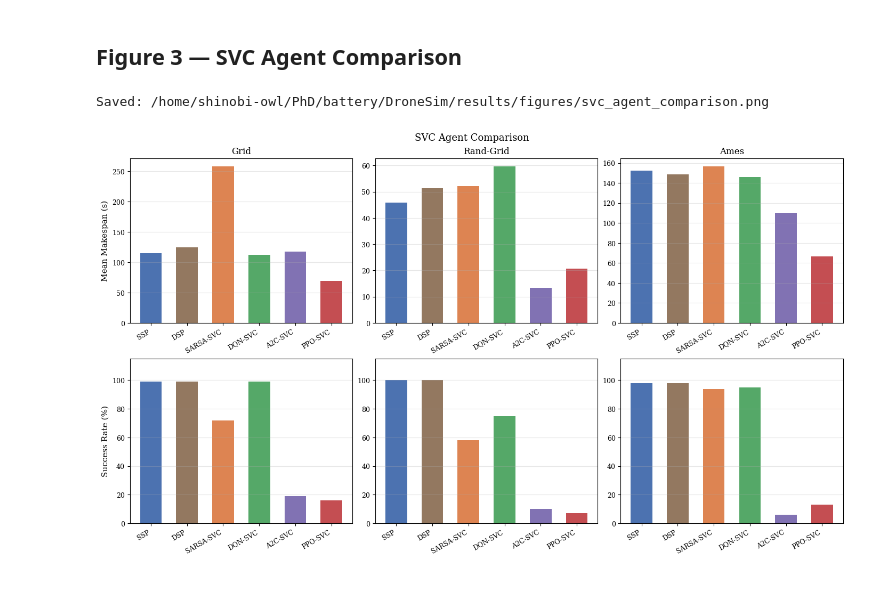
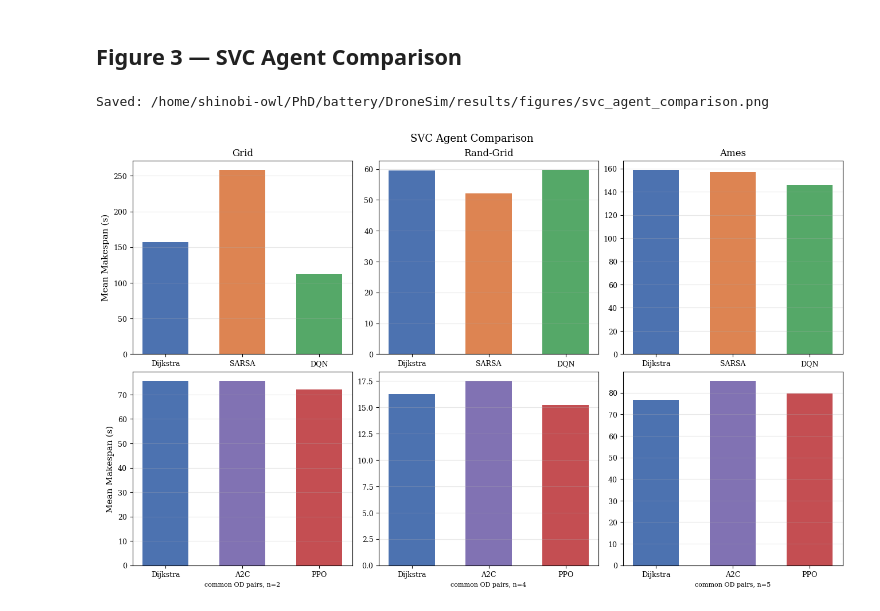
Before and after one commit to shinobi-wolf/FleetNav, a Jupyter notebook: notebooks/trsp_thesis_figures.ipynb, the cells around one changed output. Saved outputs shown, nothing was run; the diff lists cells and outputs as text; code cells hidden in the pictures.

Commit message:
some more tests

```diff
--- a/notebooks/trsp_thesis_figures.ipynb
+++ b/notebooks/trsp_thesis_figures.ipynb
@@ -43,7 +45,7 @@ NET_ORDER = ['Grid', 'Rand-Grid', 'Ames']
 PSL_ALGO_ORDER  = ['SSP', 'SARSA', 'DQN', 'PPO', 'A2C']
 PSL_ALGO_COLORS = ['#4c72b0', '#dd8452', '#55a868', '#c44e52', '#8172b3']
 
-SVC_ALGO_ORDER  = ['SSP', 'DSP', 'SARSA-SVC', 'DQN-SVC', 'A2C-SVC', 'PPO-SVC']
+SVC_ALGO_ORDER  = ['SSP', 'DSP', 'SARSA', 'DQN', 'A2C', 'PPO']
 SVC_ALGO_COLORS = ['#4c72b0', '#937860', '#dd8452', '#55a868', '#8172b3', '#c44e52']
 
 # line styles for K-effect plot
@@ -61,20 +63,20 @@ df_raw = pd.read_csv(BASE / 'results' / 'trsp_results.csv')
 
 net_map = {'N1': 'Grid', 'N2': 'Rand-Grid', 'N3': 'Ames'}
 
-# PSL rows (traffic T1–T4)
-df_psl = df_raw[df_raw['traffic'].str.startswith('T')].copy()
+# PSL rows (traffic T1–T4; excludes the separate 'TD' traffic scenario)
+df_psl = df_raw[df_raw['traffic'].str.match(r'^T[1-4]$')].copy()
 df_psl['network']     = df_psl['network'].map(net_map)
 df_psl['K']           = df_psl['traffic'].str[1].astype(int)
 df_psl['agent']       = df_psl['algo'].map({'dijkstra': 'SSP', 'sarsa': 'SARSA',
                                              'dqn': 'DQN', 'ppo': 'PPO', 'a2c': 'A2C'})
 df_psl['success_pct'] = df_psl['success_rate'] * 100
 
-# SVC rows
-df_svc = df_raw[df_raw['traffic'].str.startswith('SVC')].copy()
+# SVC rows (single seeded scenario 'SVC-svc_42'; excludes a stray unseeded 'SVC-svc' duplicate)
+df_svc = df_raw[df_raw['traffic'] == 'SVC-svc_42'].copy()
 df_svc['network']     = df_svc['network'].map(net_map)
 df_svc['agent']       = df_svc['algo'].map({'dijkstra': 'SSP', 'dsp': 'DSP',
-                                             'sarsa_svc': 'SARSA-SVC', 'dqn_svc': 'DQN-SVC',
-                                             'a2c_svc': 'A2C-SVC', 'ppo_svc': 'PPO-SVC'})
+                                             'sarsa_svc': 'SARSA', 'dqn_svc': 'DQN',
+                                             'a2c_svc': 'A2C', 'ppo_svc': 'PPO'})
 df_svc['success_pct'] = df_svc['success_rate'] * 100
 
 print(f'PSL rows: {len(df_psl)}  |  SVC rows: {len(df_svc)}')
@@ -158,35 +250,75 @@ Saved: /home/shinobi-owl/PhD/battery/DroneSim/results/figures/effect_of_k.png
 # %% [markdown]
 ## Figure 3 — SVC Agent Comparison
 # %%
-x     = np.arange(len(SVC_ALGO_ORDER))
+def _svc_dijkstra_csv(net_disp):
+    for test_dir in sorted((RUNS / 'dijkstra').glob('test_*'), key=lambda p: int(p.name.split('_')[1])):
+        cfg_path = test_dir / 'config.yaml'
+        if not cfg_path.exists():
+            continue
+        cfg = yaml.safe_load(cfg_path.read_text())
+        if (cfg.get('net', {}).get('net_path') == NET_PATH[net_disp]
+                and cfg.get('traffic', {}).get('model') == 'svc'):
+            return test_dir / 'simulation_results.csv'
+    raise FileNotFoundError(f'No dijkstra SVC eval for {net_disp}')
+
+def _svc_agent_csv(net_disp, algo):
+    row = df_svc[(df_svc['network'] == net_disp) & (df_svc['algo'] == algo)].iloc[0]
+    test_dir = sorted((RUNS / row['model']).glob('test_*'))[0]
+    return test_dir / 'simulation_results.csv'
+
+SVC_TOP_ALGO_ORDER  = ['SSP', 'SARSA', 'DQN']
+SVC_TOP_ALGO_LABELS = ['Dijkstra', 'SARSA', 'DQN']
+SVC_TOP_ALGO_COLORS = [SVC_ALGO_COLORS[SVC_ALGO_ORDER.index(a)] for a in SVC_TOP_ALGO_ORDER]
+
+SVC_BOTTOM_ALGO_ORDER  = ['Dijkstra', 'A2C', 'PPO']
+SVC_BOTTOM_ALGO_COLORS = [SVC_ALGO_COLORS[SVC_ALGO_ORDER.index(a)] for a in ['SSP', 'A2C', 'PPO']]
+
+# top row: each agent's own successful-OD mean makespan, straight from df_svc (no filtering)
+svc_top = df_svc.set_index(['network', 'agent'])['makespan_mean']
+
+# bottom row: per network, intersect the OD pairs Dijkstra/A2C/PPO all solved
+# successfully, then average each agent's makespan over that common subset
+svc_bottom_rows, svc_bottom_ncommon = [], {}
+for net_disp in NET_ORDER:
+    times = {
+        'Dijkstra': _od_times(_svc_dijkstra_csv(net_disp)),
+        'A2C':      _od_times(_svc_agent_csv(net_disp, 'a2c_svc')),
+        'PPO':      _od_times(_svc_agent_csv(net_disp, 'ppo_svc')),
+    }
+    common = list(set(times['Dijkstra'].index) & set(times['A2C'].index) & set(times['PPO'].index))
+    svc_bottom_ncommon[net_disp] = len(common)
+    for a in SVC_BOTTOM_ALGO_ORDER:
+        svc_bottom_rows.append({'network': net_disp, 'agent': a, 'makespan_mean': times[a].loc[common].mean()})
+svc_bottom = pd.DataFrame(svc_bottom_rows).set_index(['network', 'agent'])['makespan_mean']
+
+# --- plot ---
+x     = np.arange(3)
 width = 0.6
 
-fig, axes = plt.subplots(2, 3, figsize=(14, 8), constrained_layout=True)
+fig, axes = plt.subplots(2, 3, figsize=(13, 8), constrained_layout=True)
 fig.suptitle('SVC Agent Comparison', fontsize=13)
 
 for col, net in enumerate(NET_ORDER):
-    sub = df_svc[df_svc['network'] == net].set_index('agent')
-
     ax = axes[0, col]
-    vals = [sub.loc[a, 'makespan_mean'] if a in sub.index else np.nan for a in SVC_ALGO_ORDER]
-    ax.bar(x, vals, width, color=SVC_ALGO_COLORS)
+    vals = [svc_top.get((net, a), np.nan) for a in SVC_TOP_ALGO_ORDER]
+    ax.bar(x, vals, width, color=SVC_TOP_ALGO_COLORS)
     ax.set_title(net, fontsize=12)
-    ax.set_xticks(x); ax.set_xticklabels(SVC_ALGO_ORDER, rotation=30, ha='right')
+    ax.set_xticks(x); ax.set_xticklabels(SVC_TOP_ALGO_LABELS)
     if col == 0: ax.set_ylabel('Mean Makespan (s)')
     ax.grid(True, axis='y', alpha=0.3)
 
     ax = axes[1, col]
-    vals = [sub.loc[a, 'success_pct'] if a in sub.index else np.nan for a in SVC_ALGO_ORDER]
-    ax.bar(x, vals, width, color=SVC_ALGO_COLORS)
-    ax.set_xticks(x); ax.set_xticklabels(SVC_ALGO_ORDER, rotation=30, ha='right')
-    ax.set_ylim(0, 115)
-    if col == 0: ax.set_ylabel('Success Rate (%)')
+    vals = [svc_bottom.get((net, a), np.nan) for a in SVC_BOTTOM_ALGO_ORDER]
+    ax.bar(x, vals, width, color=SVC_BOTTOM_ALGO_COLORS)
+    ax.set_xticks(x); ax.set_xticklabels(SVC_BOTTOM_ALGO_ORDER)
+    ax.set_xlabel(f'common OD pairs, n={svc_bottom_ncommon[net]}', fontsize=8)
+    if col == 0: ax.set_ylabel('Mean Makespan (s)')
     ax.grid(True, axis='y', alpha=0.3)
 
 out = FIG_DIR / 'svc_agent_comparison.png'
 fig.savefig(out, bbox_inches='tight', dpi=150)
 print('Saved:', out)
 plt.show()
 # %% [output]
 Saved: /home/shinobi-owl/PhD/battery/DroneSim/results/figures/svc_agent_comparison.png
-[figure, old version]
+[figure, new version]
```
Also changed, not shown: parts of 7 cells of this notebook, 28 other files.
